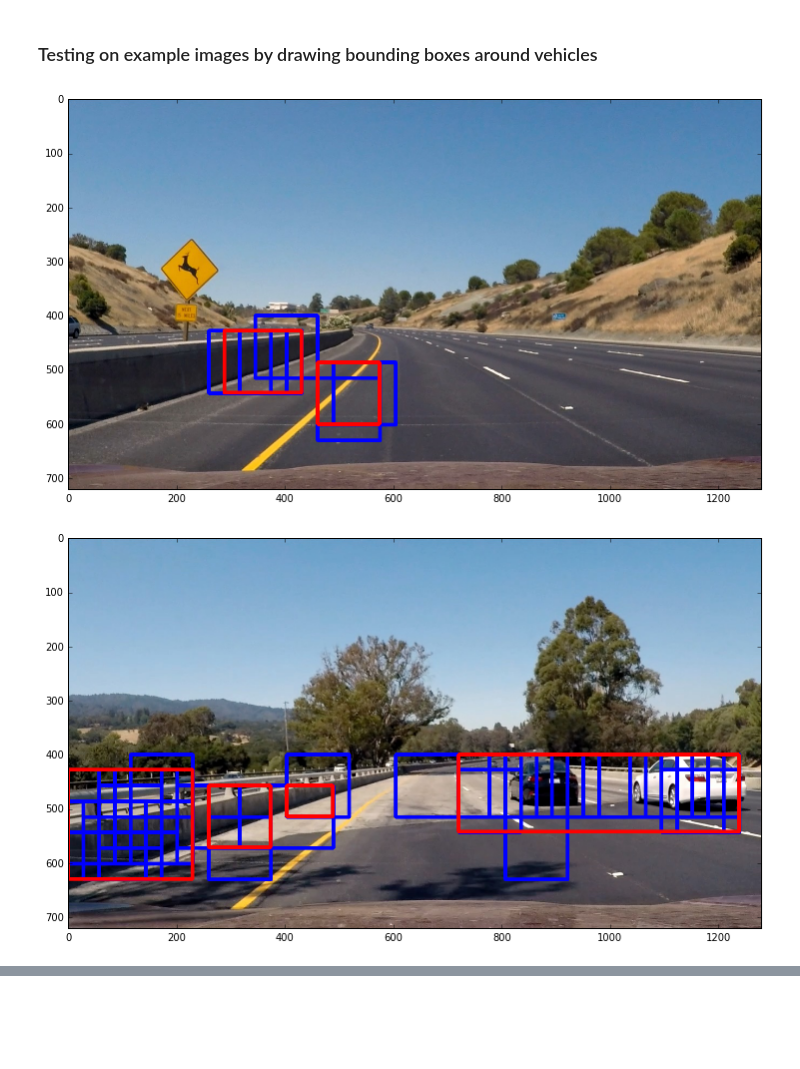
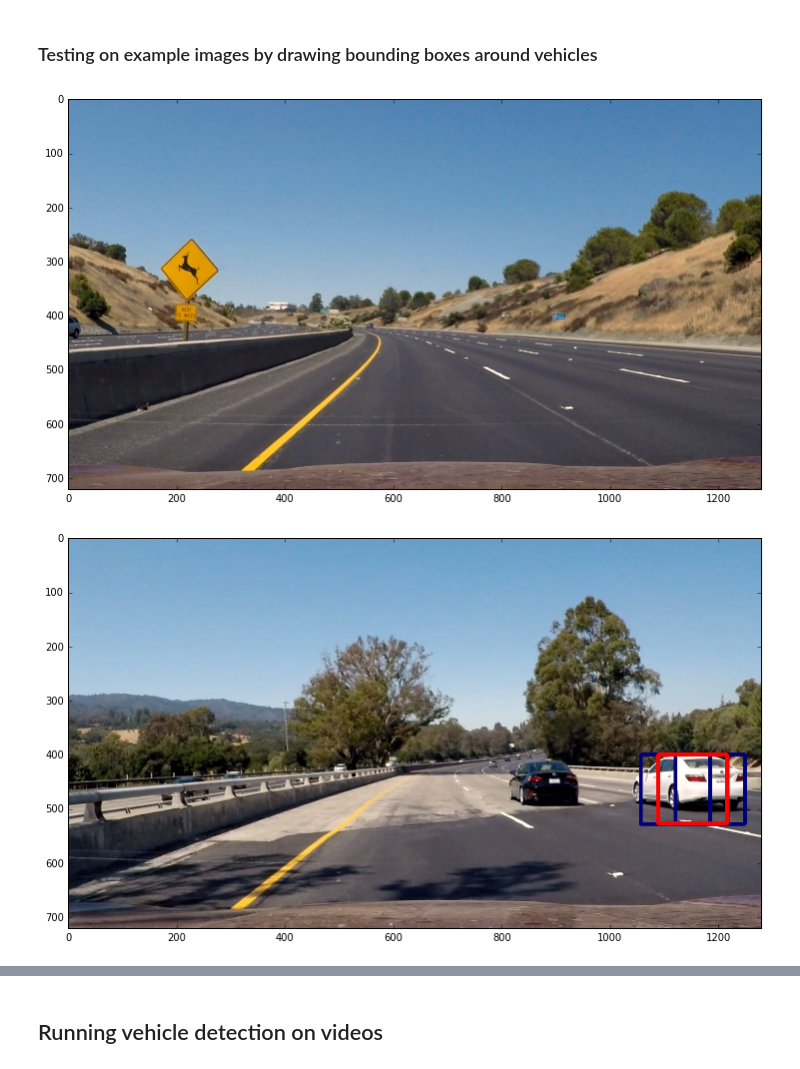
Before and after one commit to da-phil/SDC-vehicle-detection-and-tracking, a Jupyter notebook: vehicle_detection_and_tracking.ipynb, the cells around one changed output, grey strips where cells are left out. Saved outputs shown, nothing was run; the diff lists cells and outputs as text; code cells hidden in the pictures; blank space fills up the shorter version.

```diff
--- a/vehicle_detection_and_tracking.ipynb
+++ b/vehicle_detection_and_tracking.ipynb
@@ -7,8 +7,10 @@ This juypter notebook contains a pipeline to detect vehicles and tracks them in
 # %%
 import numpy as np
 import time
+import os
 import glob
 import random
+import pickle
 import cv2
 import matplotlib.pyplot as plt
 #%matplotlib nbagg
@@ -19,7 +21,9 @@ from mpl_toolkits.mplot3d import Axes3D
 from scipy.ndimage.measurements import label
 from sklearn.preprocessing import StandardScaler
 from sklearn.model_selection import train_test_split
+from sklearn.utils import shuffle
 from sklearn.svm import LinearSVC, SVC
+from sklearn import linear_model
 from skimage.feature import hog
 from scipy.ndimage.measurements import label
 
@@ -40,6 +44,9 @@ np.set_printoptions(formatter={'float_kind' : float_formatter})
 # Constants and variables
 #############################################################################
 
+# Cache for training and test features and classifier
+path_cache_savefile = "./data_cache.p"
+
 # Small dataset for testing
 path_notcar_small = "../non-vehicles_smallset/"
 path_car_small    = "../vehicles_smallset/"
@@ -491,12 +505,22 @@ Feature vector length: 7872
 # %% [markdown]
 ### Training classifier and testing accuracy on test set
 # %%
-from sklearn import linear_model
+if os.path.isfile(path_cache_savefile):
+    # Load the training and test features:
+    with open(path_cache_savefile, mode="rb") as f:
+        data = pickle.load(f)
 
-# Use a linear SVC
-svc = LinearSVC(C=10.0)
-# Check the training time for the SVC
-t=time.time()
-svc.fit(X_train, y_train)
-t2 = time.time()
-print("It took {:0.2f} seconds to train SVC...".format(t2-t))
+if data and "svc" in data:
+    svc = data["svc"]
+
+else:
+    # Use a linear SVC
+    svc = LinearSVC(C=1.0)
+    # Check the training time for the SVC
+    t=time.time()
+    svc.fit(X_train, y_train)
+    t2 = time.time()
+    print("It took {:0.2f} seconds to train SVC...".format(t2-t))
+    data["svc"] = svc
+    with open(path_cache_savefile, mode="wb") as f:
+        pickle.dump(data, f)
@@ -596,24 +692,28 @@ for idx in notcar_indexes:
 ### Testing on example images by drawing bounding boxes around vehicles
 # %%
 y_start_stop = [400, 700] # Min and max in y to search in slide_window()
-scale        = 1.8
+scales      =  [1.0, 1.5, 2.0]
 
 image_names = glob.glob(path_test_imgs+"*.jpg")
 
 for image_name in image_names:
     image = mpimg.imread(image_name)
     if image_name.endswith(".png"):
         image = image * 255.0
         image = image.astype(np.uint8)
 
-    out_img, bboxes = find_cars(image, colorspace, y_start_stop, scale, clf, X_scaler, orient, pix_per_cell, cell_per_block,
-                                spatial_size, hist_bins, heatmap_filter=True)
+    out_img = np.copy(image)
+    bboxes_list = []
+    for i, scale in enumerate(scales):
+        out_img, bboxes = find_cars(out_img, colorspace, y_start_stop, scale, clf, X_scaler, orient, pix_per_cell, cell_per_block,
+                                    spatial_size, hist_bins, color=(0,0,i*60))
+        bboxes_list.extend(bboxes)
 
-    draw_img = heatmap_filter(out_img, bboxes, thres=1.0, heat_clip=(0, 255), color=(255,0,0))
+    draw_img = heatmap_filter(out_img, bboxes_list, thres=1.0, heat_clip=(0, 255), color=(255,0,0))
 
     fig = plt.figure(figsize=(13,7))
     plt.imshow(draw_img)
     plt.show()
 # %% [output]
-[figure, old version]
+[figure, new version]
-[figure, old version]
+[figure, new version]
@@ -623,0 +724,2 @@ for image_name in image_names:
+# %% [markdown]
+## Running vehicle detection on videos
```
Also changed, not shown: parts of 13 cells of this notebook.
